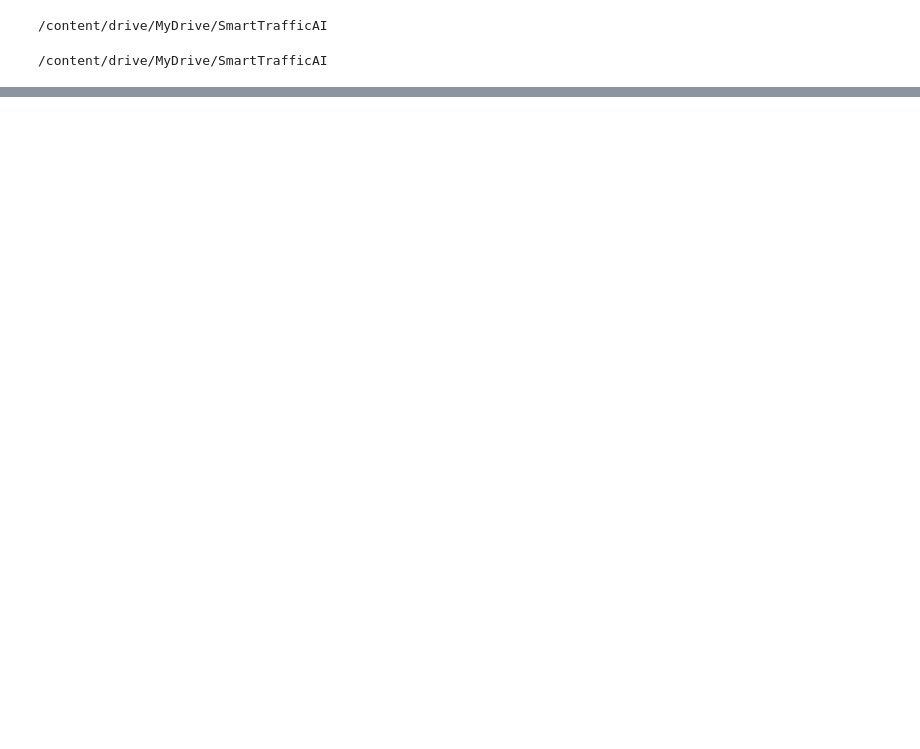
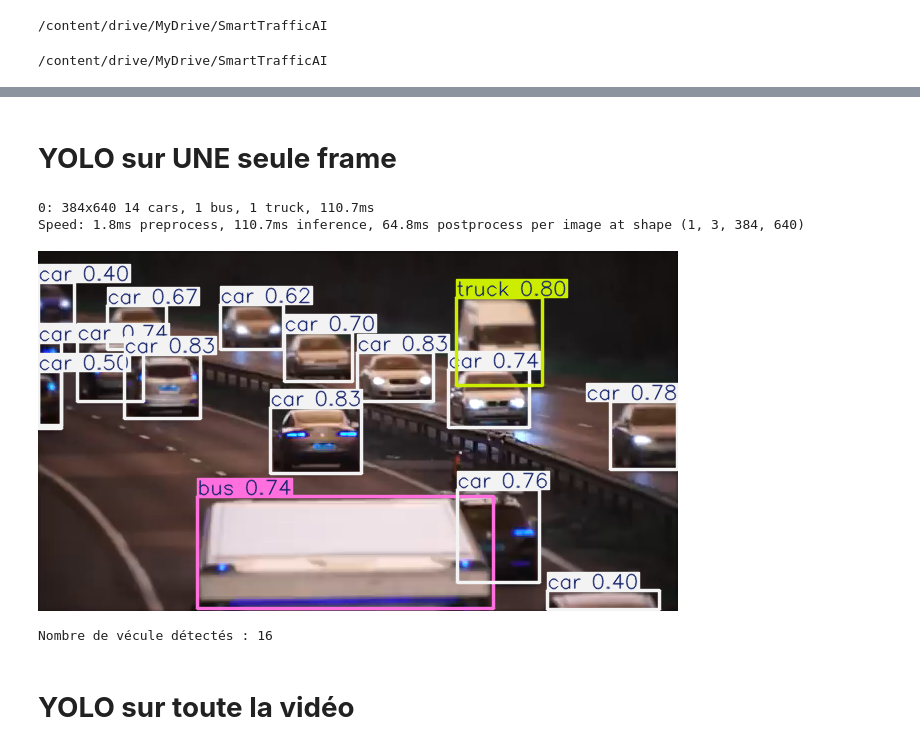
Before and after one commit to moun-13/SmartTrafficAI, a Jupyter notebook: notebooks/Smart_Traffic_AI.ipynb, the cells around one changed output, grey strips where cells are left out. Saved outputs shown, nothing was run; the diff lists cells and outputs as text; code cells hidden in the pictures; blank space fills up the shorter version.

```diff
--- a/notebooks/Smart_Traffic_AI.ipynb
+++ b/notebooks/Smart_Traffic_AI.ipynb
@@ -379,0 +183,11 @@ drwx------ 2 root root    4096 Aug 19 10:19 src
+# %%
+import cv2
+import matplotlib.pyplot as plt
+
+cap = cv2.VideoCapture(video_path)
+
+ret, frame = cap.read()
+
+cap.release()
+
+print("Frame récupérée :", ret)
@@ -379,0 +196,8 @@ drwx------ 2 root root    4096 Aug 19 10:19 src
+# %%
+if ret:
+  frame_rgb = cv2.cvtColor(frame,cv2.COLOR_BGR2RGB)
+
+  plt.figure(figsize=(12, 7))
+  plt.imshow(frame_rgb)
+  plt.axis("off")
+  plt.show()
@@ -379,0 +206,18 @@ drwx------ 2 root root    4096 Aug 19 10:19 src
+# %% [markdown]
+# **YOLO sur UNE seule frame**
+# %%
+result = model.predict(
+    source=frame_rgb,
+    classes=[2,3,5,7],
+    conf=0.25
+)
+result[0].show()
+
+print("Nombre de vécule détectés :",len(result[0].boxes))
+# %% [output]
+0: 384x640 14 cars, 1 bus, 1 truck, 110.7ms
+Speed: 1.8ms preprocess, 110.7ms inference, 64.8ms postprocess per image at shape (1, 3, 384, 640)
+[figure, added]
+Nombre de vécule détectés : 16
+# %% [markdown]
+# **YOLO sur toute la vidéo**
```
Also changed, not shown: parts of 73 cells of this notebook.
